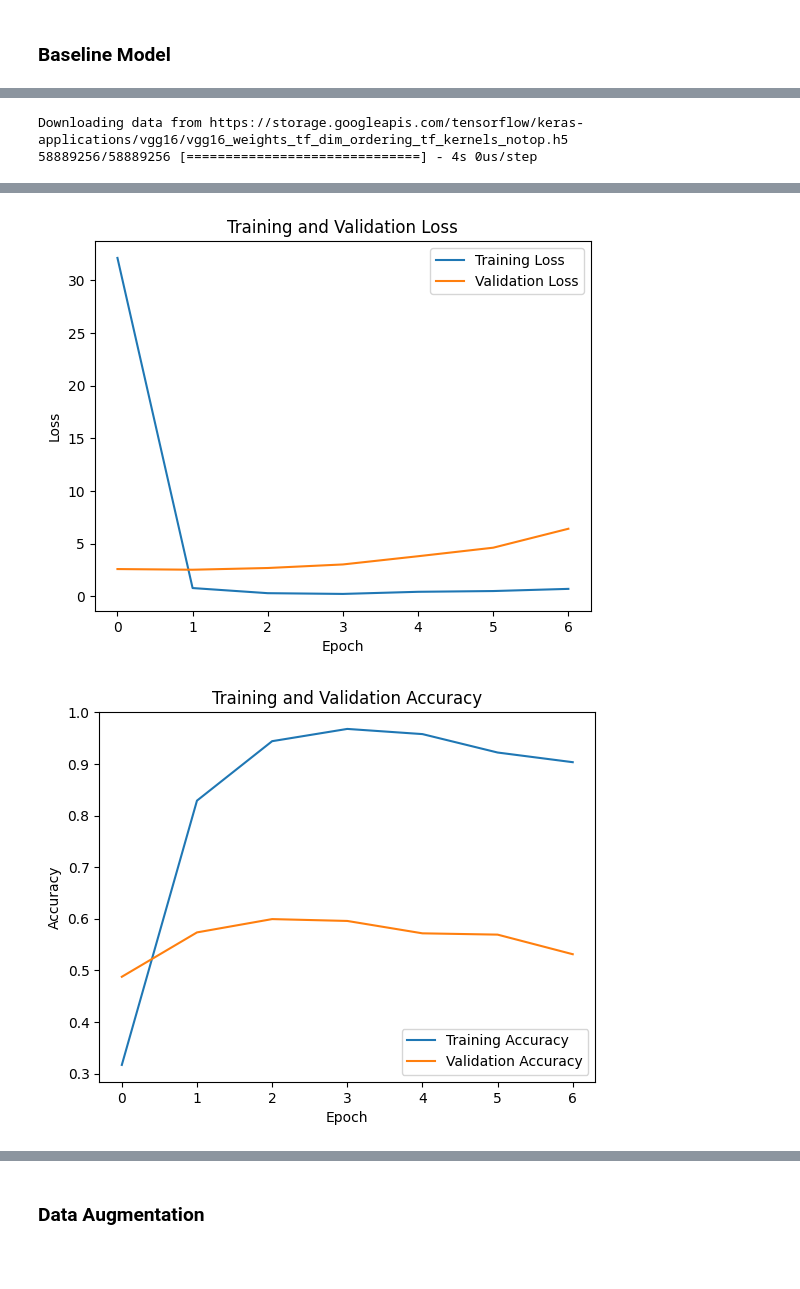
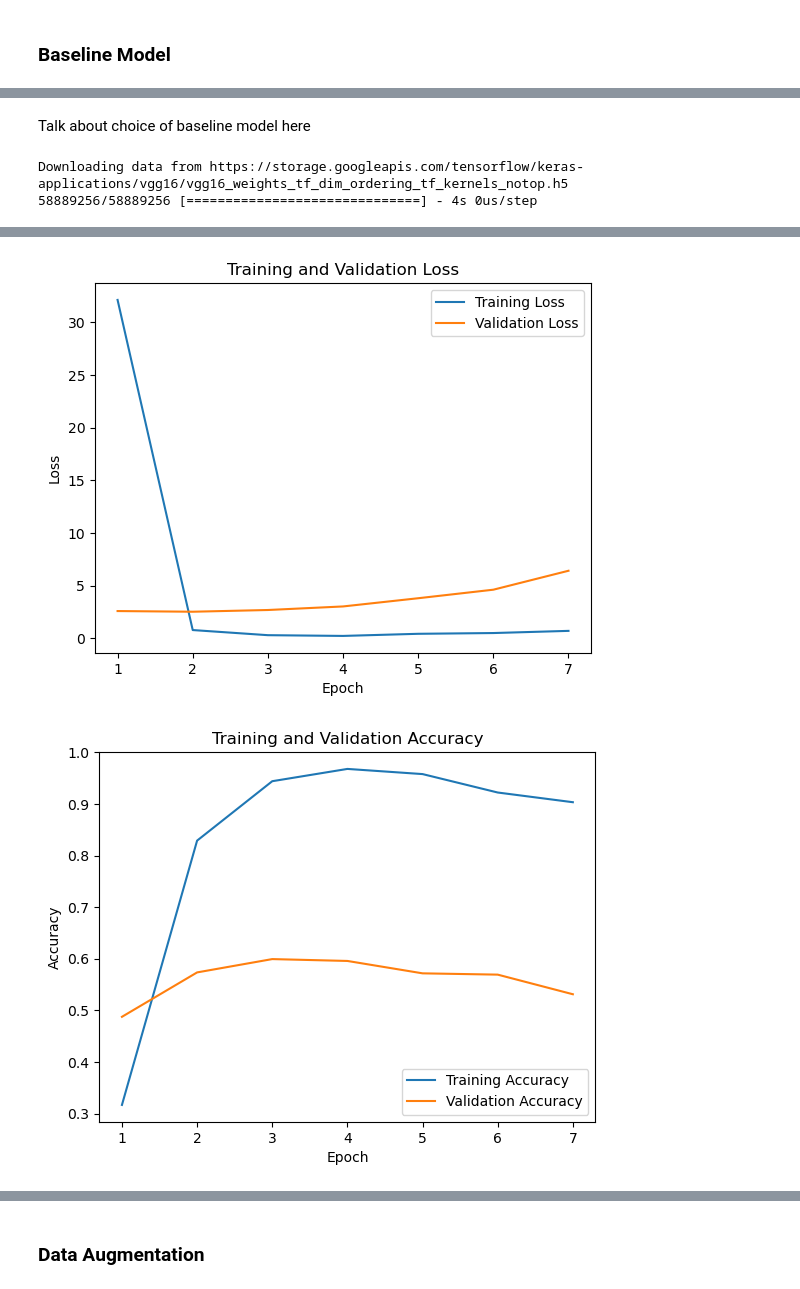
Before and after one commit to teekaytai/pokedex, a Jupyter notebook: main.ipynb, the cells around one changed output, grey strips where cells are left out. Drawn from its saved outputs; the diff is of its cells as text; code cells hidden in the pictures; blank space fills up the shorter version.

```diff
--- a/main.ipynb
+++ b/main.ipynb
@@ -88,4 +57,7 @@ for class_name in class_names:
     labels.extend([class_name] * len(image_file_names))
 
 df = pd.DataFrame({'filename': image_paths, 'class': labels})
+
+# Sort dataframe so that train-validation-test split is deterministic and reproducible
+df.sort_values(by='filename', inplace=True, ignore_index=True)
 # %%
@@ -173,0 +159,2 @@ Found 2793 validated image filenames belonging to 151 classes.
+# %% [markdown]
+Talk about choice of baseline model here
@@ -195,8 +189,7 @@ vgg16_history = vgg16_model.fit(
     train_generator,
     validation_data=validation_generator,
     epochs=50,
-    callbacks=[early_stopping],
-
+    callbacks=[early_stopping]
 )
 # %% [output]
 Epoch 1/50
@@ -221,26 +213,30 @@ with open('/content/drive/MyDrive/Pokedex/histories/model_vgg16.pkl', 'wb') as f
     pickle.dump(vgg16_history.history, file)
 # %%
+x_range = range(1, len(vgg16_history.history['loss']) + 1)
+
 plt.figure()
-plt.plot(vgg16_history.history['loss'], label='Training Loss')
-plt.plot(vgg16_history.history['val_loss'], label='Validation Loss')
+plt.plot(x_range, vgg16_history.history['loss'], label='Training Loss')
+plt.plot(x_range, vgg16_history.history['val_loss'], label='Validation Loss')
 
 plt.title('Training and Validation Loss')
 plt.xlabel('Epoch')
 plt.ylabel('Loss')
+plt.xticks(x_range)
 plt.legend()
 plt.show()
 # %% [output]
-[figure, old version]
+[figure, new version]
 # %%
 plt.figure()
-plt.plot(vgg16_history.history['accuracy'], label='Training Accuracy')
-plt.plot(vgg16_history.history['val_accuracy'], label='Validation Accuracy')
+plt.plot(x_range, vgg16_history.history['accuracy'], label='Training Accuracy')
+plt.plot(x_range, vgg16_history.history['val_accuracy'], label='Validation Accuracy')
 
 plt.title('Training and Validation Accuracy')
 plt.xlabel('Epoch')
 plt.ylabel('Accuracy')
+plt.xticks(x_range)
 plt.legend()
 plt.show()
 # %% [output]
-[figure, old version]
+[figure, new version]
 # %% [markdown]
```
Also changed, not shown: parts of 98 cells of this notebook, 1 other file.
